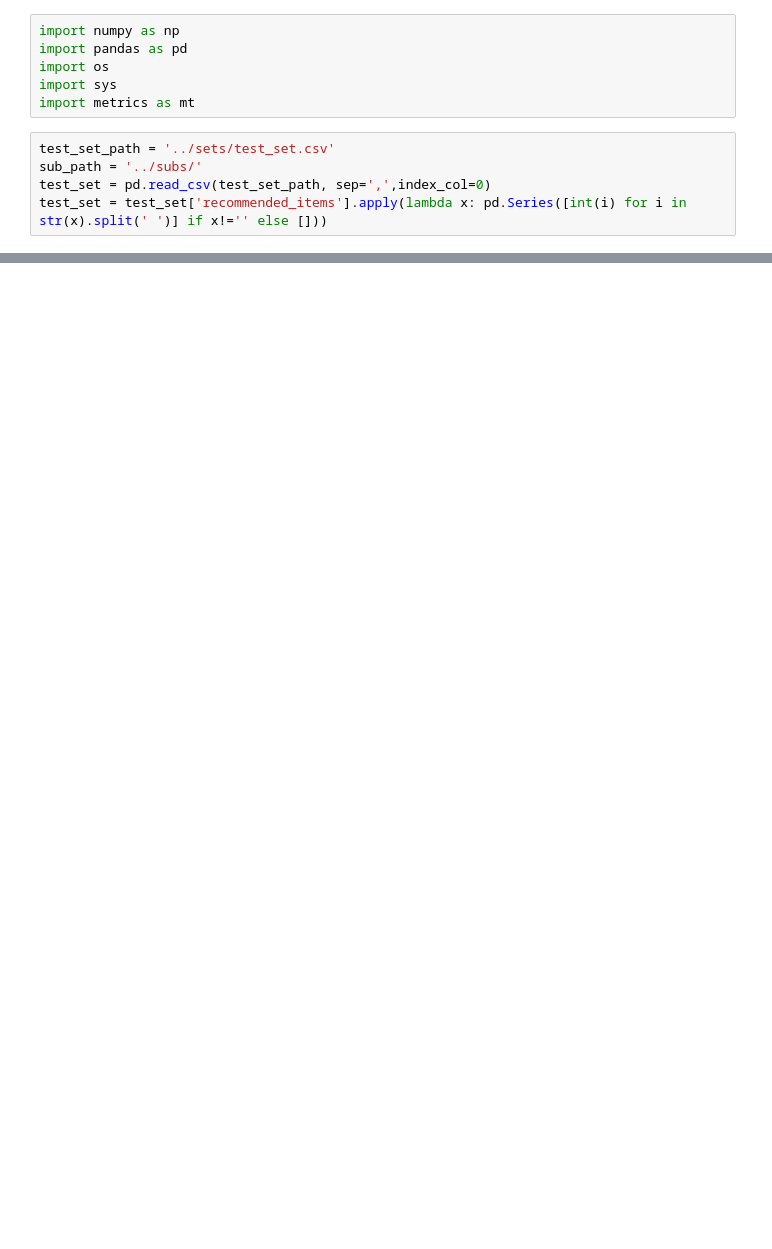
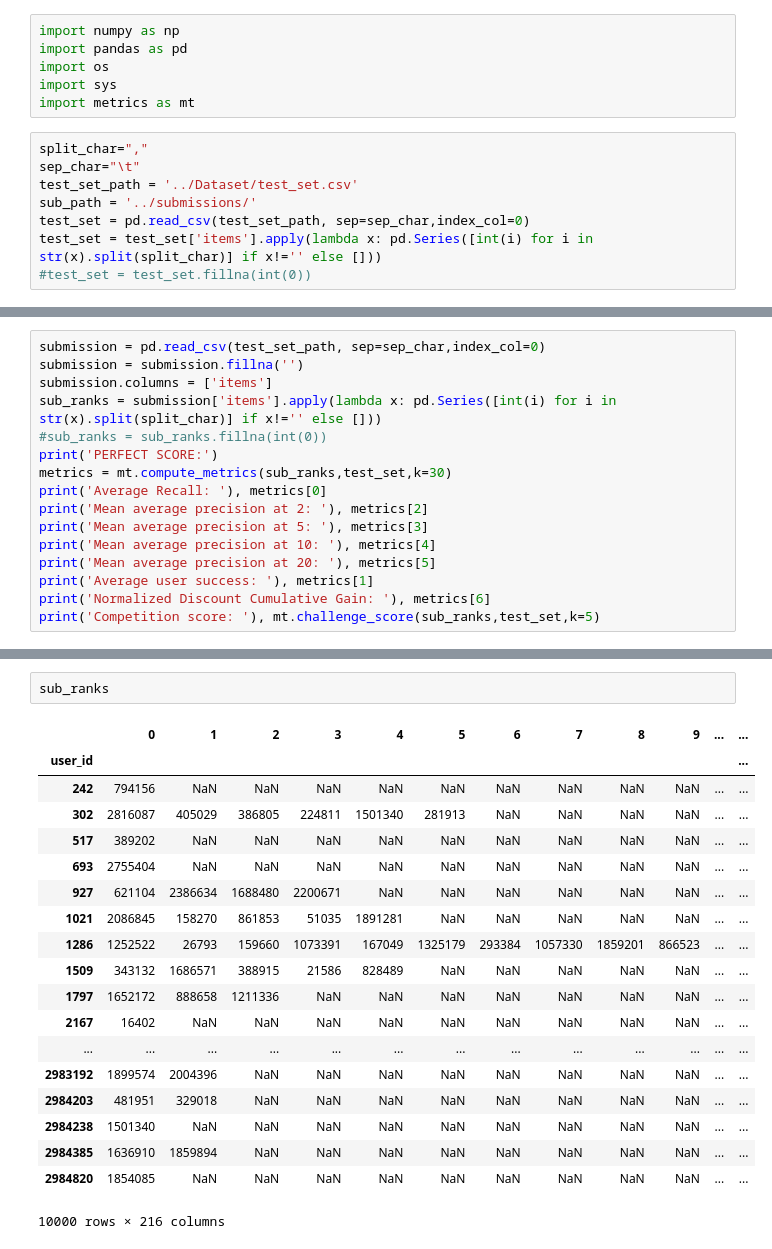
Before and after one commit to tommycarpi/recsys-polimi, a Jupyter notebook: evaluation/Evaluation.ipynb, the cells around one changed output, grey strips where cells are left out. Drawn from its saved outputs; the diff is of its cells as text; blank space fills up the shorter version.

```diff
--- a/evaluation/Evaluation.ipynb
+++ b/evaluation/Evaluation.ipynb
@@ -5,10 +5,13 @@ import os
 import sys
 import metrics as mt
 # %%
-test_set_path = '../sets/test_set.csv'
-sub_path = '../subs/'
-test_set = pd.read_csv(test_set_path, sep=',',index_col=0)
-test_set = test_set['recommended_items'].apply(lambda x: pd.Series([int(i) for i in str(x).split(' ')] if x!='' else []))
+split_char=","
+sep_char="\t"
+test_set_path = '../Dataset/test_set.csv'
+sub_path = '../submissions/'
+test_set = pd.read_csv(test_set_path, sep=sep_char,index_col=0)
+test_set = test_set['items'].apply(lambda x: pd.Series([int(i) for i in str(x).split(split_char)] if x!='' else []))
+#test_set = test_set.fillna(int(0))
 # %%
 sub_name = 'top_pop.csv'
 
@@ -35,0 +50,16 @@ print('Competition score: '), mt.challenge_score(sub_ranks,test_set,k=5)
+# %%
+submission = pd.read_csv(test_set_path, sep=sep_char,index_col=0)
+submission = submission.fillna('')
+submission.columns = ['items']
+sub_ranks = submission['items'].apply(lambda x: pd.Series([int(i) for i in str(x).split(split_char)] if x!='' else []))
+#sub_ranks = sub_ranks.fillna(int(0))
+print('PERFECT SCORE:')
+metrics = mt.compute_metrics(sub_ranks,test_set,k=30)
+print('Average Recall: '), metrics[0]
+print('Mean average precision at 2: '), metrics[2]
+print('Mean average precision at 5: '), metrics[3]
+print('Mean average precision at 10: '), metrics[4]
+print('Mean average precision at 20: '), metrics[5]
+print('Average user success: '), metrics[1]
+print('Normalized Discount Cumulative Gain: '), metrics[6]
+print('Competition score: '), mt.challenge_score(sub_ranks,test_set,k=5)
@@ -35,0 +161,22 @@ print('Competition score: '), mt.challenge_score(sub_ranks,test_set,k=5)
+# %%
+sub_ranks
+# %% [output]
+|  | 0 | 1 | 2 | 3 | 4 | 5 | 6 | 7 | 8 | 9 | ... | ... |
+| user_id |  |  |  |  |  |  |  |  |  |  |  | ... |
+| 242 | 794156 | NaN | NaN | NaN | NaN | NaN | NaN | NaN | NaN | NaN | ... | ... |
+| 302 | 2816087 | 405029 | 386805 | 224811 | 1501340 | 281913 | NaN | NaN | NaN | NaN | ... | ... |
+| 517 | 389202 | NaN | NaN | NaN | NaN | NaN | NaN | NaN | NaN | NaN | ... | ... |
+| 693 | 2755404 | NaN | NaN | NaN | NaN | NaN | NaN | NaN | NaN | NaN | ... | ... |
+| 927 | 621104 | 2386634 | 1688480 | 2200671 | NaN | NaN | NaN | NaN | NaN | NaN | ... | ... |
+| 1021 | 2086845 | 158270 | 861853 | 51035 | 1891281 | NaN | NaN | NaN | NaN | NaN | ... | ... |
+| 1286 | 1252522 | 26793 | 159660 | 1073391 | 167049 | 1325179 | 293384 | 1057330 | 1859201 | 866523 | ... | ... |
+| 1509 | 343132 | 1686571 | 388915 | 21586 | 828489 | NaN | NaN | NaN | NaN | NaN | ... | ... |
+| 1797 | 1652172 | 888658 | 1211336 | NaN | NaN | NaN | NaN | NaN | NaN | NaN | ... | ... |
+| 2167 | 16402 | NaN | NaN | NaN | NaN | NaN | NaN | NaN | NaN | NaN | ... | ... |
+| ... | ... | ... | ... | ... | ... | ... | ... | ... | ... | ... | ... | ... |
+| 2983192 | 1899574 | 2004396 | NaN | NaN | NaN | NaN | NaN | NaN | NaN | NaN | ... | ... |
+| 2984203 | 481951 | 329018 | NaN | NaN | NaN | NaN | NaN | NaN | NaN | NaN | ... | ... |
+| 2984238 | 1501340 | NaN | NaN | NaN | NaN | NaN | NaN | NaN | NaN | NaN | ... | ... |
+| 2984385 | 1636910 | 1859894 | NaN | NaN | NaN | NaN | NaN | NaN | NaN | NaN | ... | ... |
+| 2984820 | 1854085 | NaN | NaN | NaN | NaN | NaN | NaN | NaN | NaN | NaN | ... | ... |
+10000 rows × 216 columns
```
Also changed, not shown: parts of 8 cells of this notebook, 2 other files.
